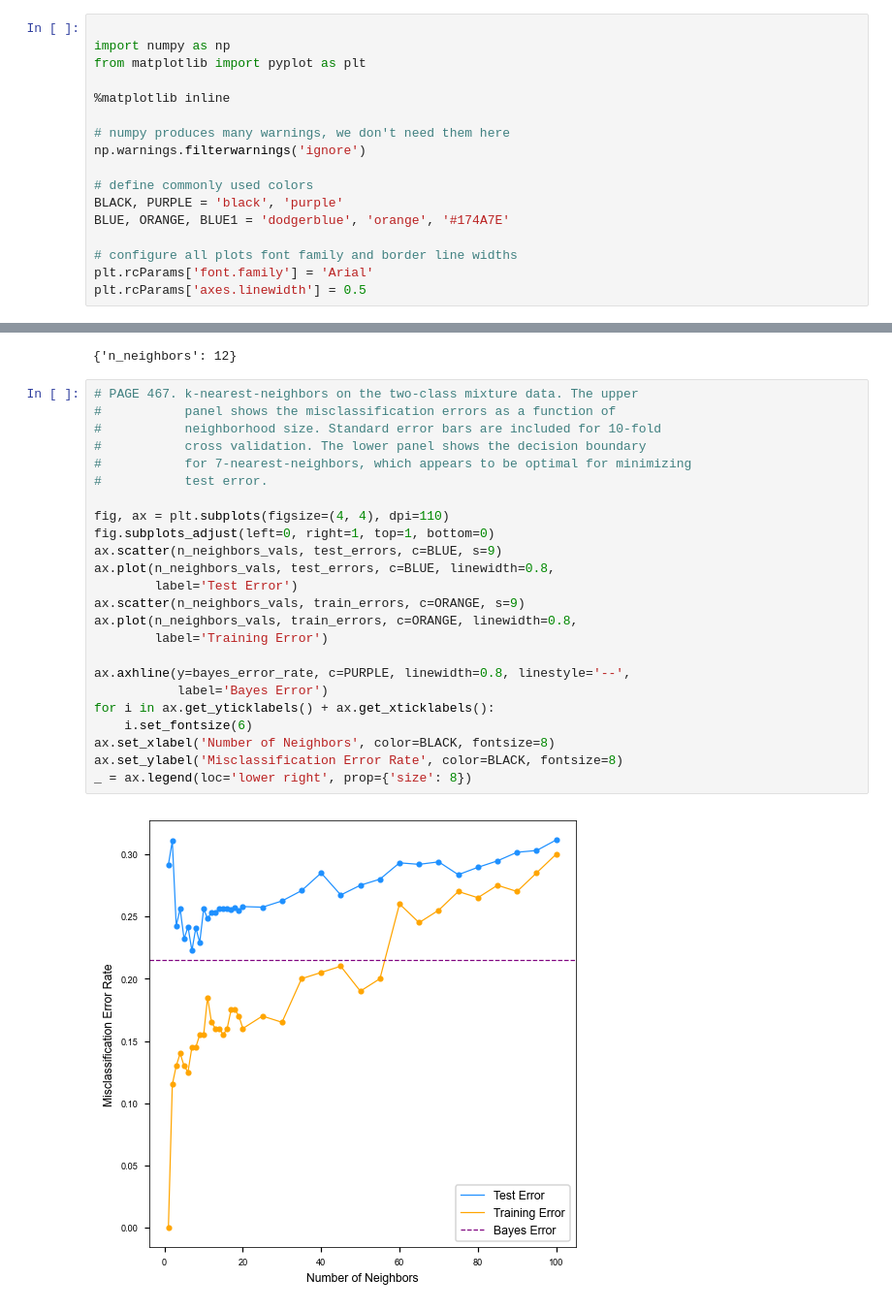
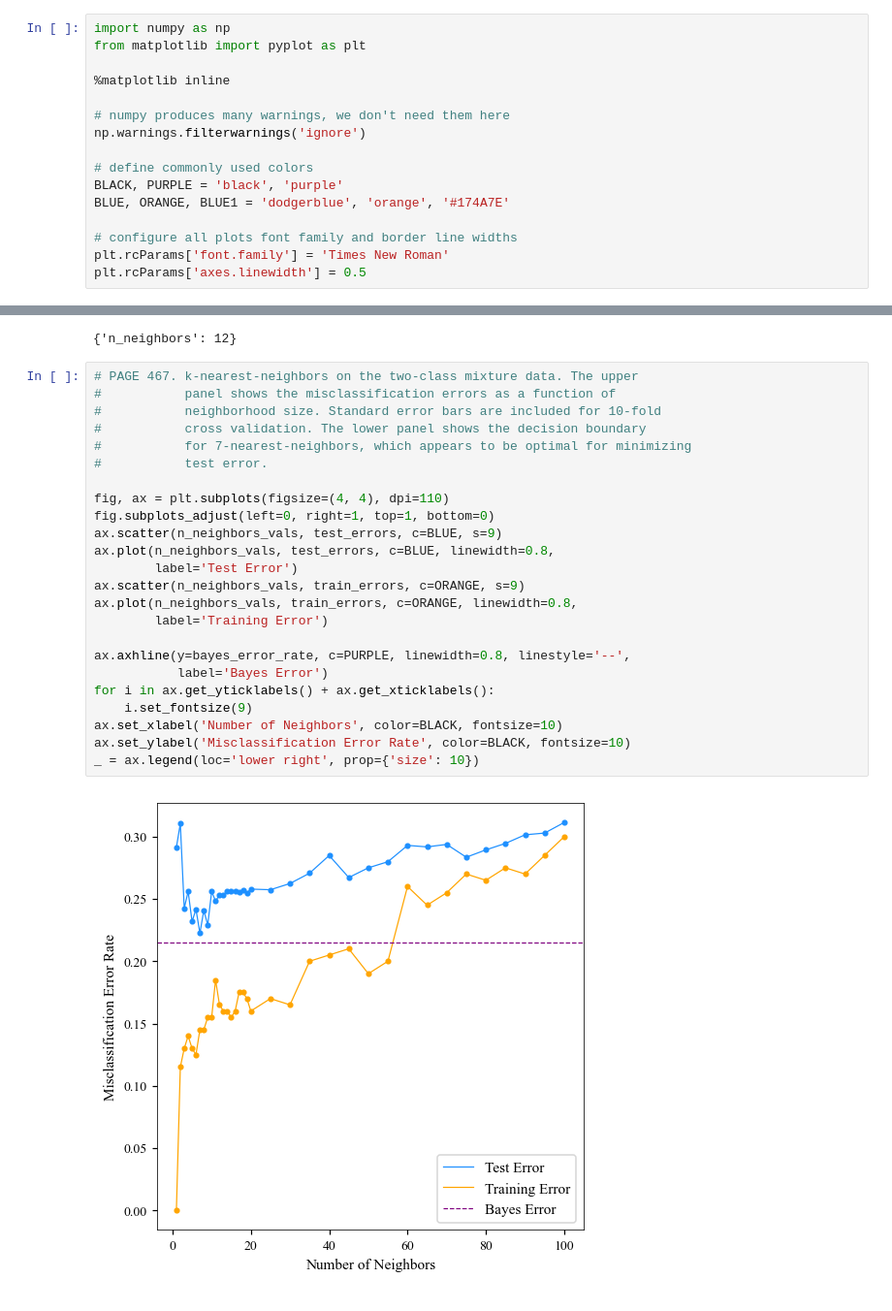
Before and after one commit to ChuckleQu/FYP---Midterm-Presentation---Generalization-of-Classification-Models, a Jupyter notebook: KNN.ipynb, the cells around one changed output, grey strips where cells are left out. Shown: that part at 97% size. Saved outputs shown, nothing was run; the diff lists cells and outputs as text.

```diff
--- a/KNN.ipynb
+++ b/KNN.ipynb
@@ -1,5 +1,4 @@
 # %%
-
 import numpy as np
 from matplotlib import pyplot as plt
 
@@ -13,7 +12,7 @@ BLACK, PURPLE = 'black', 'purple'
 BLUE, ORANGE, BLUE1 = 'dodgerblue', 'orange', '#174A7E'
 
 # configure all plots font family and border line widths
-plt.rcParams['font.family'] = 'Arial'
+plt.rcParams['font.family'] = 'Times New Roman'
 plt.rcParams['axes.linewidth'] = 0.5
 # %%
 from sklearn.mixture import GaussianMixture
@@ -234,26 +233,26 @@ for k in n_neighbors_vals:
 # %%
 # PAGE 467. k-nearest-neighbors on the two-class mixture data. The upper
 #           panel shows the misclassification errors as a function of
 #           neighborhood size. Standard error bars are included for 10-fold
 #           cross validation. The lower panel shows the decision boundary
 #           for 7-nearest-neighbors, which appears to be optimal for minimizing
 #           test error.
 
 fig, ax = plt.subplots(figsize=(4, 4), dpi=110)
 fig.subplots_adjust(left=0, right=1, top=1, bottom=0)
 ax.scatter(n_neighbors_vals, test_errors, c=BLUE, s=9)
 ax.plot(n_neighbors_vals, test_errors, c=BLUE, linewidth=0.8,
         label='Test Error')
 ax.scatter(n_neighbors_vals, train_errors, c=ORANGE, s=9)
 ax.plot(n_neighbors_vals, train_errors, c=ORANGE, linewidth=0.8,
         label='Training Error')
 
 ax.axhline(y=bayes_error_rate, c=PURPLE, linewidth=0.8, linestyle='--',
            label='Bayes Error')
 for i in ax.get_yticklabels() + ax.get_xticklabels():
-    i.set_fontsize(6)
-ax.set_xlabel('Number of Neighbors', color=BLACK, fontsize=8)
-ax.set_ylabel('Misclassification Error Rate', color=BLACK, fontsize=8)
-_ = ax.legend(loc='lower right', prop={'size': 8})
+    i.set_fontsize(9)
+ax.set_xlabel('Number of Neighbors', color=BLACK, fontsize=10)
+ax.set_ylabel('Misclassification Error Rate', color=BLACK, fontsize=10)
+_ = ax.legend(loc='lower right', prop={'size': 10})
 # %% [output]
-[figure, old version]
+[figure, new version]
```
Also changed, not shown: parts of 7 cells of this notebook.
